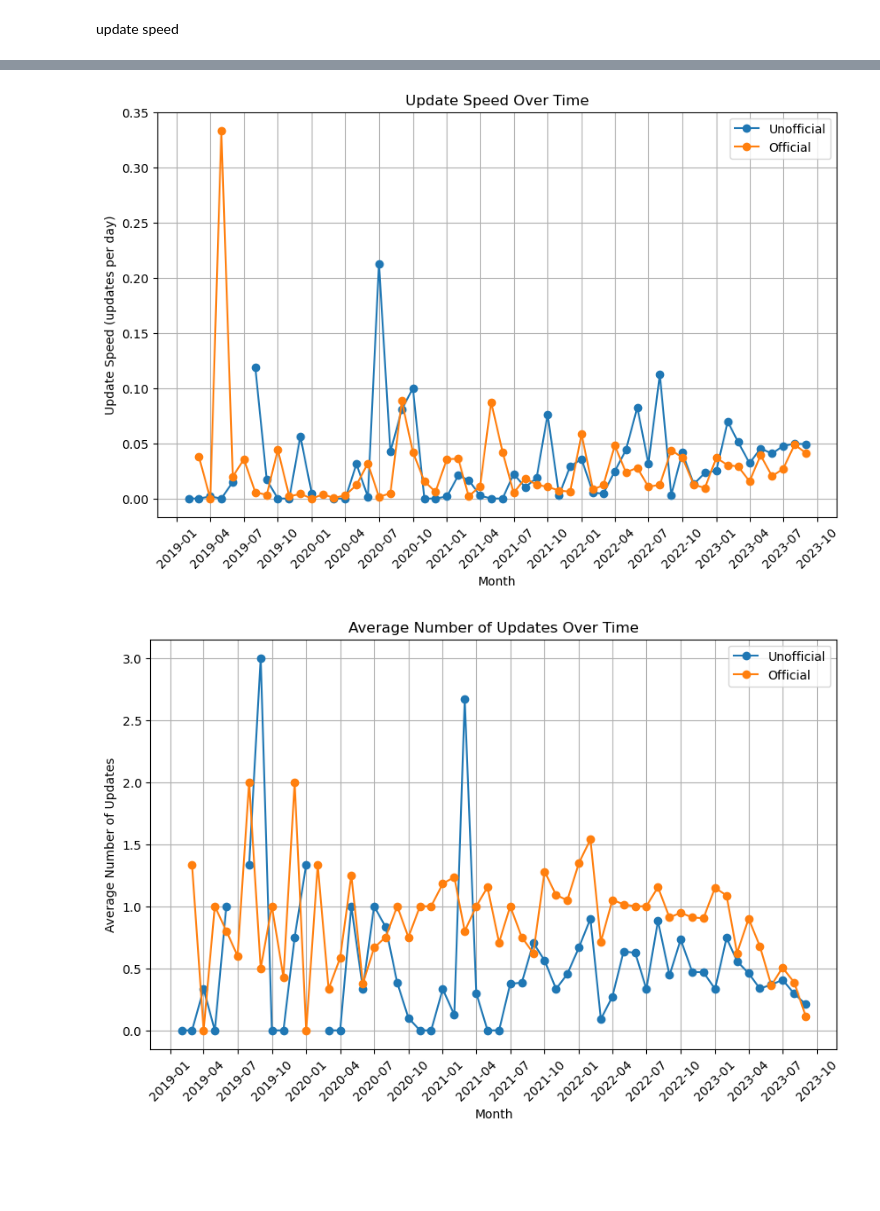
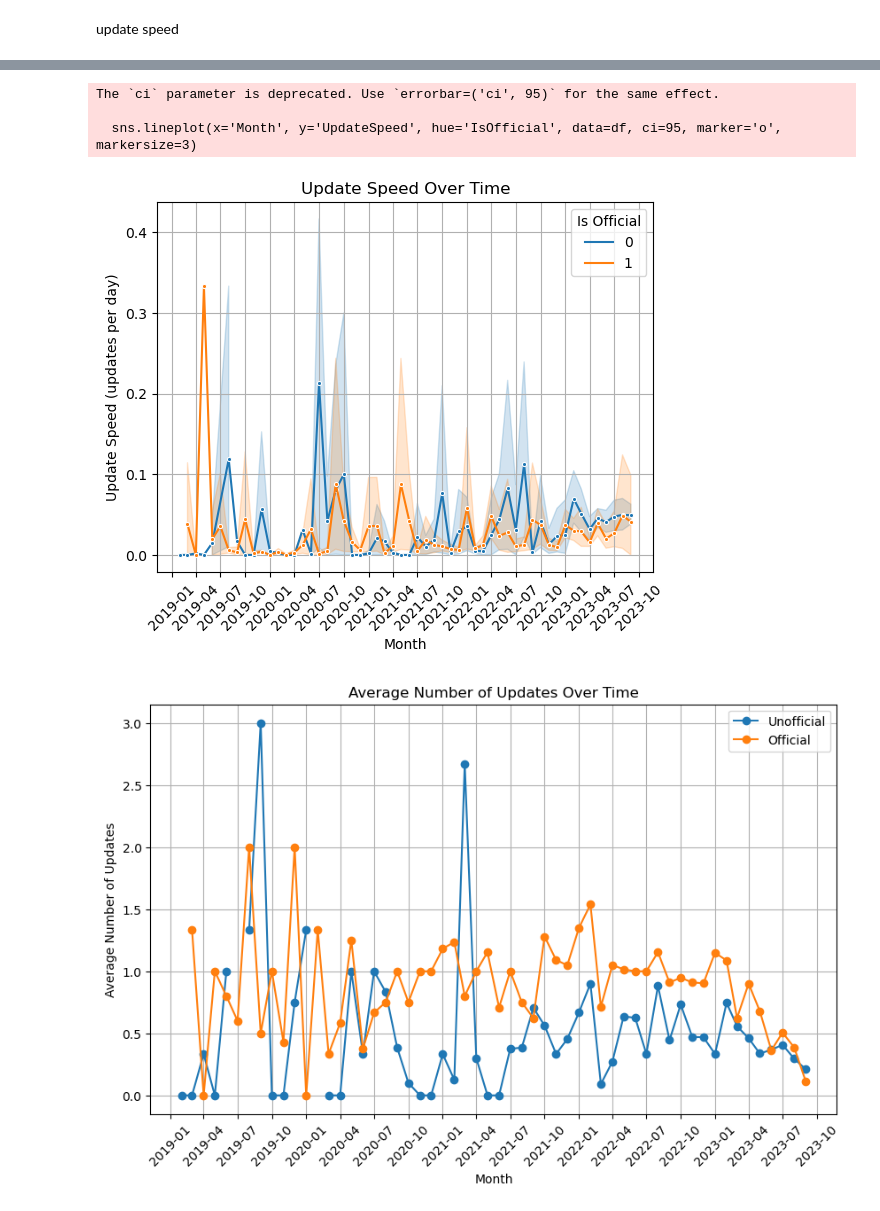
Before and after one commit to jiaweixu98/ChatGPTinnovationWaves, a Jupyter notebook: llm_final_paper.ipynb, the cells around one changed output, grey strips where cells are left out. Drawn from its saved outputs; the diff is of its cells as text; code cells hidden in the pictures; blank space fills up the shorter version.

```diff
--- a/llm_final_paper.ipynb
+++ b/llm_final_paper.ipynb
@@ -1126,29 +1147,54 @@ df['UpdateSpeed'] = df['versions'].apply(calculate_update_speed)
-# %%
-# Group by 'Month' and 'IsOfficial' and calculate the mean update speed
-df_monthly_speeds = df.groupby(['Month', 'IsOfficial'])['UpdateSpeed'].mean().unstack()
-
-# Convert 'Month' to timestamp
-df_monthly_speeds.index = df_monthly_speeds.index.to_timestamp()
-
-# Plot the update speed over time
-plt.figure(figsize=(10, 6))
-plt.plot(df_monthly_speeds.index, df_monthly_speeds[0], marker='o', label='Unofficial')
-plt.plot(df_monthly_speeds.index, df_monthly_speeds[1], marker='o', label='Official')
-
-# Set x-axis ticks at a three-month interval
-ax = plt.gca()
-ax.xaxis.set_major_locator(mdates.MonthLocator(interval=3))
-ax.xaxis.set_major_formatter(mdates.DateFormatter('%Y-%m'))
-
-plt.xlabel('Month')
-plt.ylabel('Update Speed (updates per day)')
-plt.title('Update Speed Over Time')
-plt.xticks(rotation=45)  # rotate x-axis labels by 45 degrees
-plt.legend()
-plt.grid(True)
-plt.show()
-# %% [output]
-[figure, removed]
+# %%
+import matplotlib.pyplot as plt
+import matplotlib.dates as mdates
+import seaborn as sns
+import pandas as pd
+
+# Your existing code...
+
+# Function to calculate update speed
+def calculate_update_speed(versions):
+    # Sort versions by 'created' date
+    versions_sorted = sorted(versions, key=lambda x: x['created'])
+
+    # Calculate the number of updates
+    num_updates = len(versions_sorted) - 1
+
+    # Calculate the time span in days
+    time_span = (versions_sorted[-1]['created'] - versions_sorted[0]['created']).days
+
+    # Avoid division by zero
+    if time_span == 0:
+        return 0
+
+    # Calculate and return the update speed
+    return num_updates / time_span
+
+# Apply the function to the 'versions' column to get the update speed for each preprint
+df['UpdateSpeed'] = df['versions'].apply(calculate_update_speed)
+
+# Convert 'Month' to timestamp
+# df['Month'] = df['Month'].dt.to_timestamp()
+
+# Now you can use seaborn's lineplot function to plot the data with a 95% confidence interval
+sns.lineplot(x='Month', y='UpdateSpeed', hue='IsOfficial', data=df, ci=95, marker='o', markersize=3)
+
+ax = plt.gca()
+ax.xaxis.set_major_locator(mdates.MonthLocator(interval=3))  # set x-ticks every 3 months
+ax.xaxis.set_major_formatter(mdates.DateFormatter('%Y-%m'))  # format x-ticks as 'YYYY-MM'
+
+plt.xlabel('Month')
+plt.ylabel('Update Speed (updates per day)')
+plt.title('Update Speed Over Time')
+plt.xticks(rotation=45)  # rotate x-axis labels by 45 degrees
+plt.legend(title='Is Official')
+plt.grid(True)
+plt.show()
+# %% [output]
+The `ci` parameter is deprecated. Use `errorbar=('ci', 95)` for the same effect.
+
+  sns.lineplot(x='Month', y='UpdateSpeed', hue='IsOfficial', data=df, ci=95, marker='o', markersize=3)
+[figure, added]
 # %%
 ## number of version by (first submit) time; by category
 # %%
```
Also changed, not shown: parts of 25 cells of this notebook.
